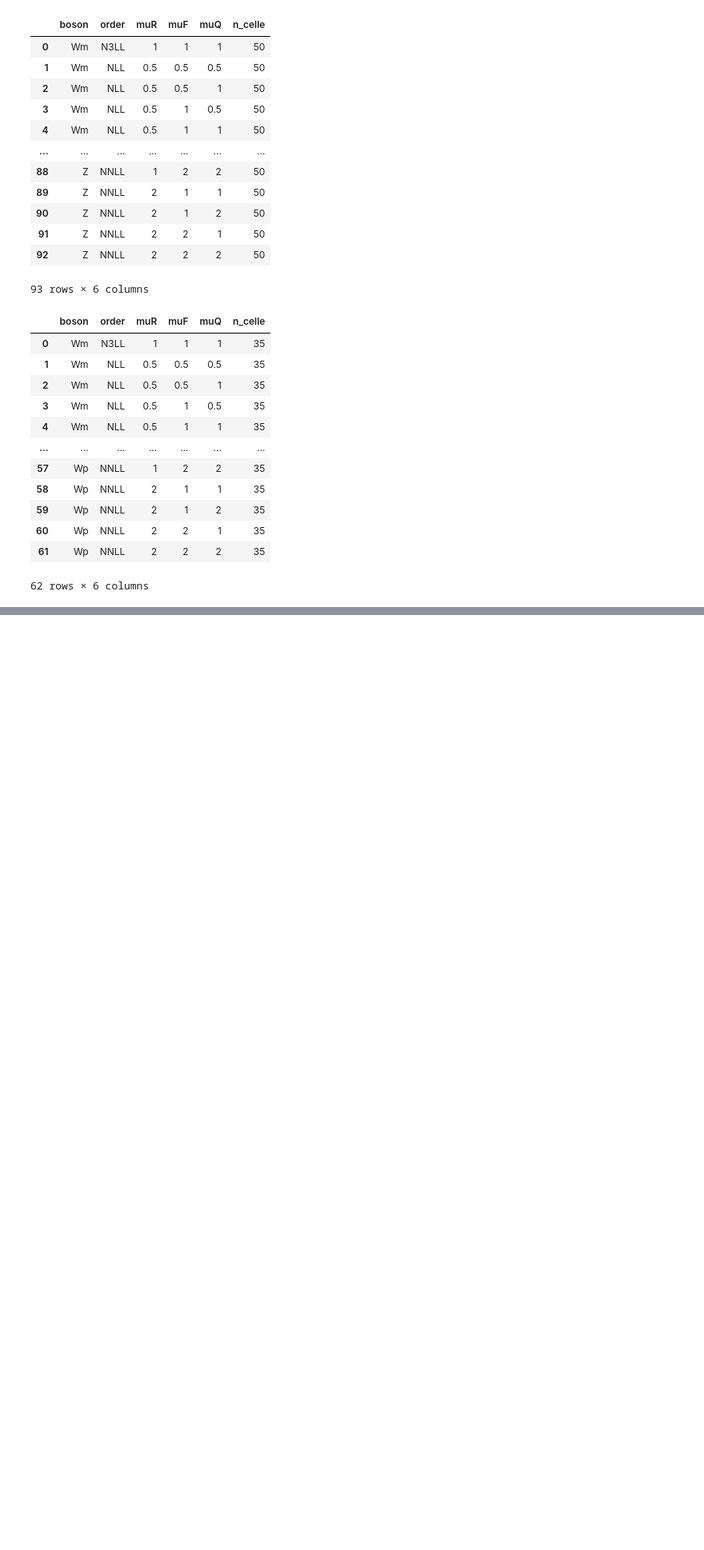
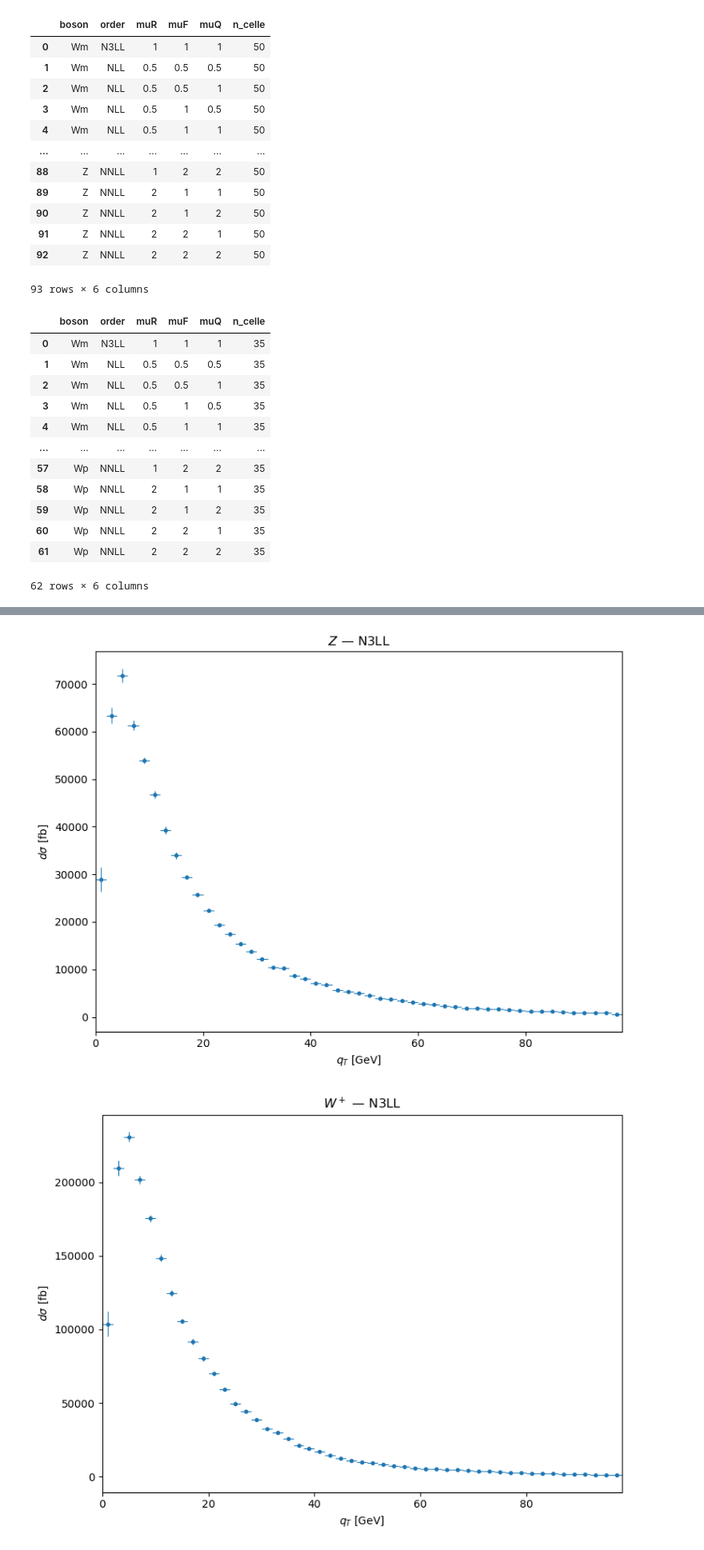
Before and after one commit to acmbulla/DYTurbo-results, a Jupyter notebook: analisi_dyturbo.ipynb, the cells around one changed output, grey strips where cells are left out. Shown at 80% size. Saved outputs shown, nothing was run; the diff lists cells and outputs as text; code cells hidden in the pictures; blank space fills up the shorter version.

```diff
--- a/analisi_dyturbo.ipynb
+++ b/analisi_dyturbo.ipynb
@@ -23,6 +23,6 @@ pd.set_option('display.float_format', '{:.4g}'.format)
 # %%
 def drop_extreme_scales(df):
-    """Rimuove variazioni con rapporto tra scale uguale a 4 o 1/4."""
+    """Remove scale variations with ratio equal to 4 or 1/4."""
     def bad(a, b):
         r = (df[a] / df[b]).round(6)
         return r.isin([4.0, 0.25])
@@ -252,12 +79,0 @@ plt.show()
-# %%
-ORDER = 'NNLL'   # ← 'NLL', 'NNLL', 'N3LL'
-
-sel  = df2d_wp.query("order == @ORDER and muF==1.0 and muQ==1.0 and muR==1.0")
-grid = sel.pivot_table(index='qt_lo', columns='ptl_lo', values='value')
-
-fig, ax = plt.subplots(figsize=(12, 6))
-im = ax.pcolormesh(grid.columns, grid.index, grid.values, cmap='viridis', shading='auto')
-plt.colorbar(im, ax=ax, label=r'$\sigma$ per bin [pb]')
-ax.set_xlabel(r'$p_T^l$ [GeV]'); ax.set_ylabel(r'$q_T$ [GeV]')
-ax.set_title(f'W$^+$ {ORDER} — griglia 2D ($q_T$, $p_T^l$)')
-plt.show()
@@ -1140,0 +137,32 @@ Parametro `kind`:
+# %%
+ORDER  = 'N3LL'   # ← 'NLL', 'NNLL', 'N3LL'
+titles = {'Z': r'$Z$', 'Wp': r'$W^+$', 'Wm': r'$W^-$'}
+
+nom = nom1d[nom1d['order'] == ORDER].copy()
+nom = nom[nom['qt_hi'] < 100]
+
+for boson in ['Z', 'Wp', 'Wm']:
+    sub = nom[nom['boson'] == boson]
+    w   = (sub['qt_hi'] - sub['qt_lo']).values
+    fig, ax = plt.subplots(figsize=(8, 6))
+    if ORDER == 'N3LL':
+        ax.errorbar(
+            sub['qt_center'], sub['value'],
+            yerr=sub['error'], xerr=w/2,
+            fmt='o', markersize=3, linewidth=0,
+            elinewidth=0.8, capsize=0, color='C0'
+        )
+    else:
+        up, lo = envelope(df1d, boson, ORDER)
+        ax.bar(sub['qt_lo'].values, (up - lo).values, bottom=lo.values,
+               width=w, align='edge', alpha=0.30, color='C0', linewidth=0)
+        # ax.step(sub['qt_center'], sub['value'], where='mid', color='C0')
+    ax.set_xlabel(r'$q_T$ [GeV]')
+    ax.set_ylabel(r'$d\sigma$ [fb]')
+    ax.set_title(f'{titles[boson]} — {ORDER}')
+    ax.set_xlim(0, 98)
+    plt.tight_layout()
+    plt.show()
+# %% [output]
+[figure, added]
+[figure, added]
```
Also changed, not shown: parts of 58 cells of this notebook.
